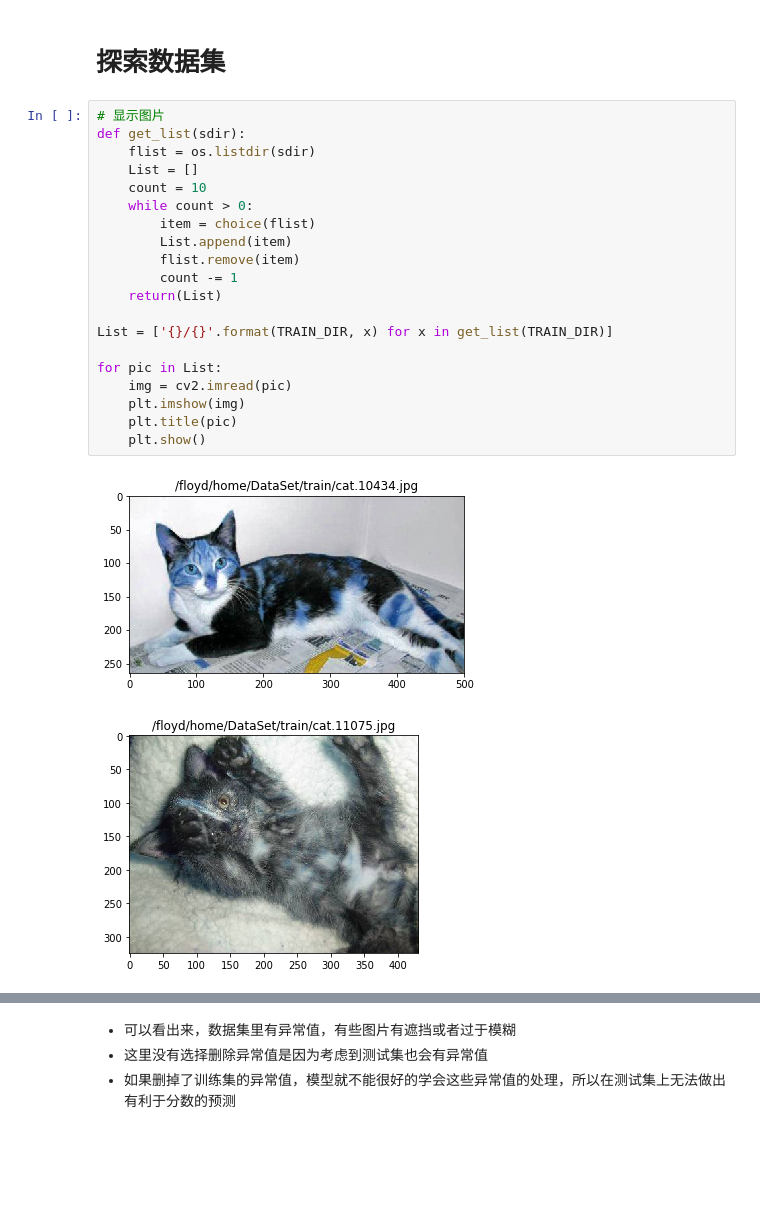
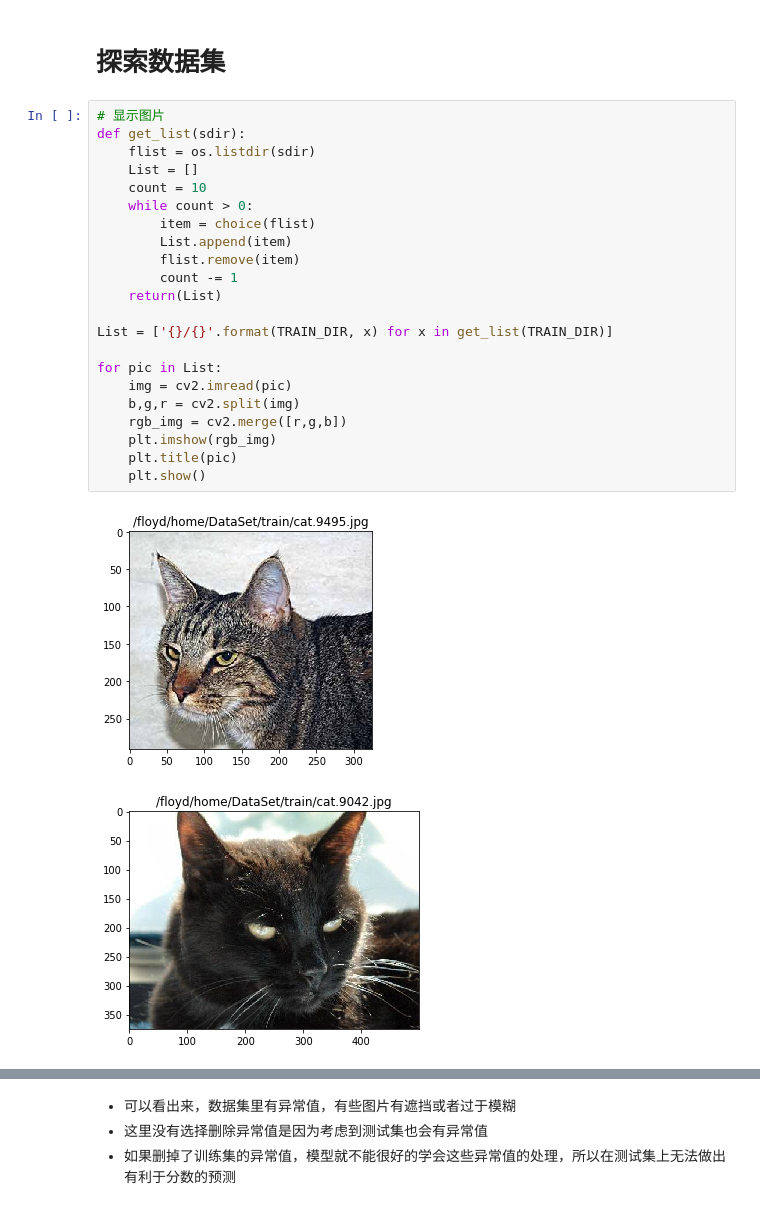
Before and after one commit to JiajunWan/Dogs-VS-Cats, a Jupyter notebook: Dogs-VS-Cats.ipynb, the cells around one changed output, grey strips where cells are left out. Saved outputs shown, nothing was run; the diff lists cells and outputs as text; blank space fills up the shorter version.

```diff
--- a/Dogs-VS-Cats.ipynb
+++ b/Dogs-VS-Cats.ipynb
@@ -37,23 +37,25 @@ Using TensorFlow backend.
 # %%
 # 显示图片
 def get_list(sdir):
     flist = os.listdir(sdir)
     List = []
     count = 10
     while count > 0:
         item = choice(flist)
         List.append(item)
         flist.remove(item)
         count -= 1
     return(List)
 
 List = ['{}/{}'.format(TRAIN_DIR, x) for x in get_list(TRAIN_DIR)]
 
 for pic in List:
     img = cv2.imread(pic)
-    plt.imshow(img)
+    b,g,r = cv2.split(img)
+    rgb_img = cv2.merge([r,g,b])
+    plt.imshow(rgb_img)
     plt.title(pic)
     plt.show()
 # %% [output]
-[figure, old version]
+[figure, new version]
-[figure, old version]
+[figure, new version]
```
Also changed, not shown: parts of 1 cell of this notebook, 3 other files.
